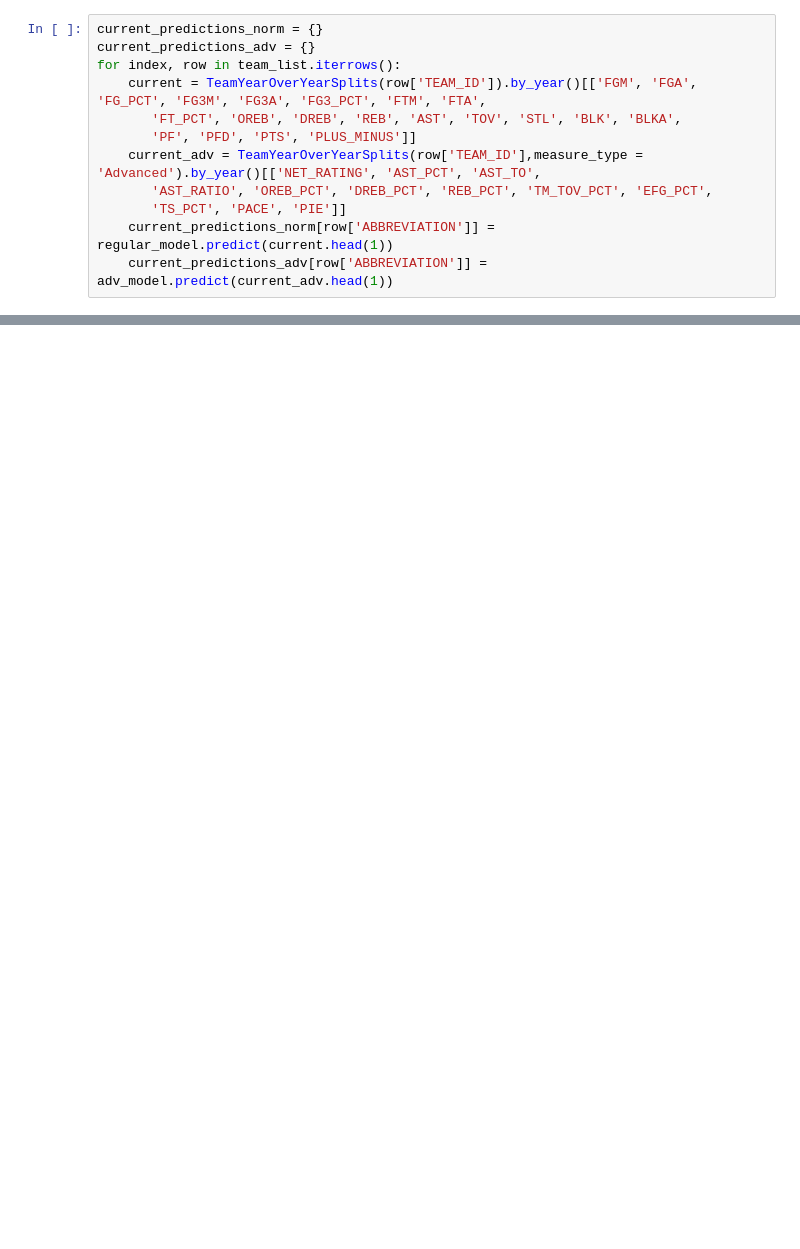
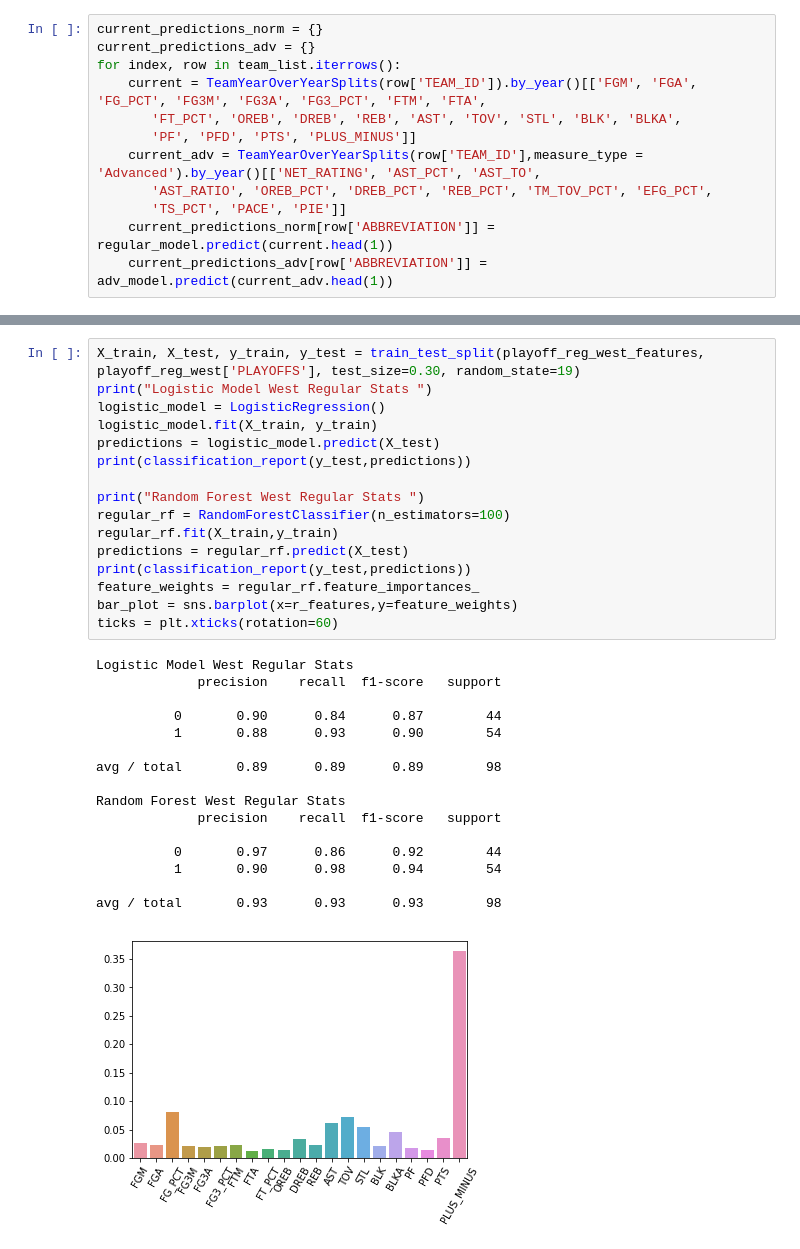
Before and after one commit to parasm/NBAPlayoffPredictor, a Jupyter notebook: playoffs/playoffs.ipynb, the cells around one changed output, grey strips where cells are left out. Drawn from its saved outputs; the diff is of its cells as text; blank space fills up the shorter version.

```diff
--- a/playoffs/playoffs.ipynb
+++ b/playoffs/playoffs.ipynb
@@ -134,0 +230,33 @@ Advanced Prediciton: CHA [0]
+# %%
+X_train, X_test, y_train, y_test = train_test_split(playoff_reg_west_features, playoff_reg_west['PLAYOFFS'], test_size=0.30, random_state=19)
+print("Logistic Model West Regular Stats ")
+logistic_model = LogisticRegression()
+logistic_model.fit(X_train, y_train)
+predictions = logistic_model.predict(X_test)
+print(classification_report(y_test,predictions))
+
+print("Random Forest West Regular Stats ")
+regular_rf = RandomForestClassifier(n_estimators=100)
+regular_rf.fit(X_train,y_train)
+predictions = regular_rf.predict(X_test)
+print(classification_report(y_test,predictions))
+feature_weights = regular_rf.feature_importances_
+bar_plot = sns.barplot(x=r_features,y=feature_weights)
+ticks = plt.xticks(rotation=60)
+# %% [output]
+Logistic Model West Regular Stats
+             precision    recall  f1-score   support
+
+          0       0.90      0.84      0.87        44
+          1       0.88      0.93      0.90        54
+
+avg / total       0.89      0.89      0.89        98
+
+Random Forest West Regular Stats
+             precision    recall  f1-score   support
+
+          0       0.97      0.86      0.92        44
+          1       0.90      0.98      0.94        54
+
+avg / total       0.93      0.93      0.93        98
+[figure, added]
```
Also changed, not shown: parts of 19 cells of this notebook, 48 other files.
